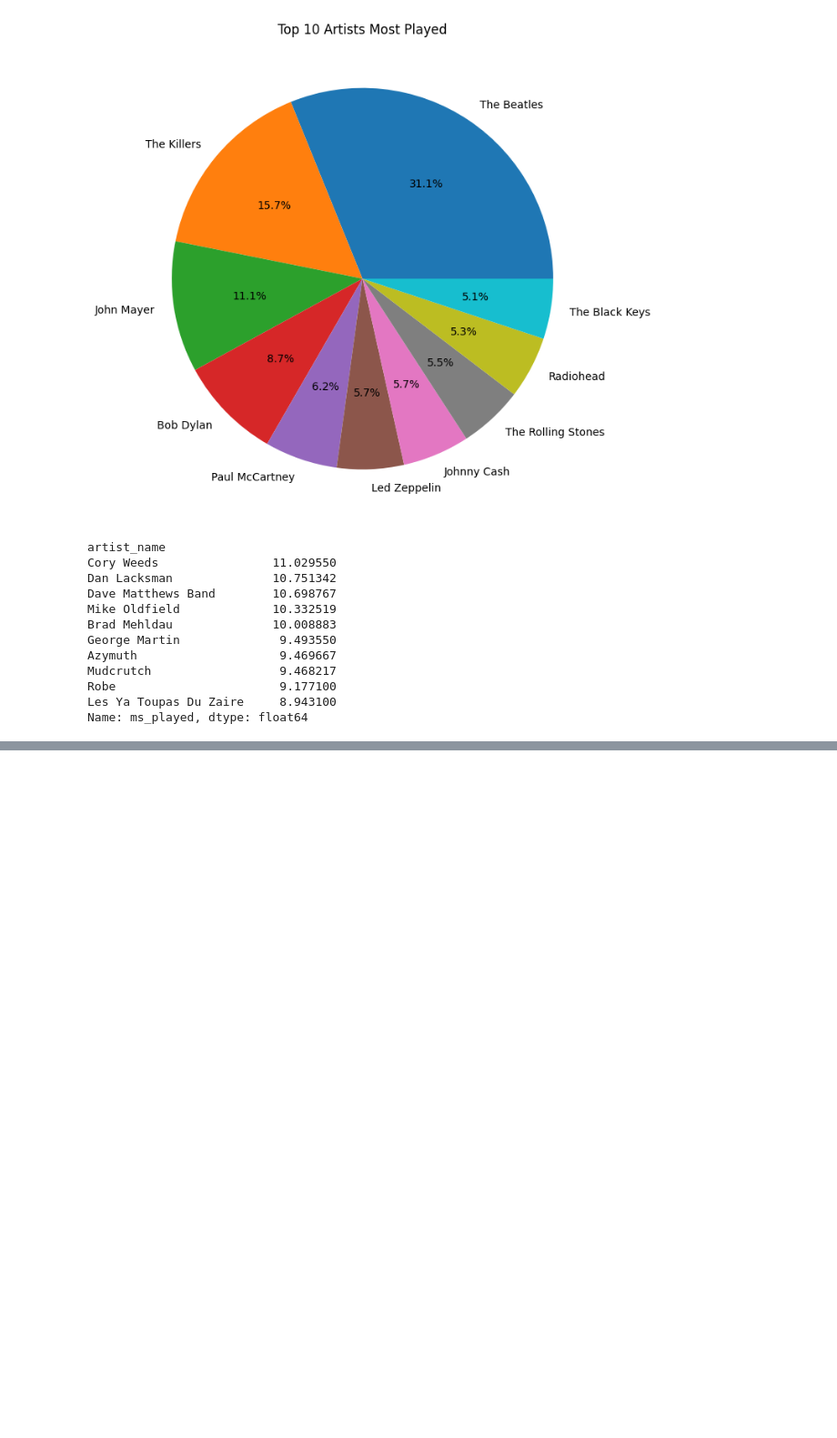
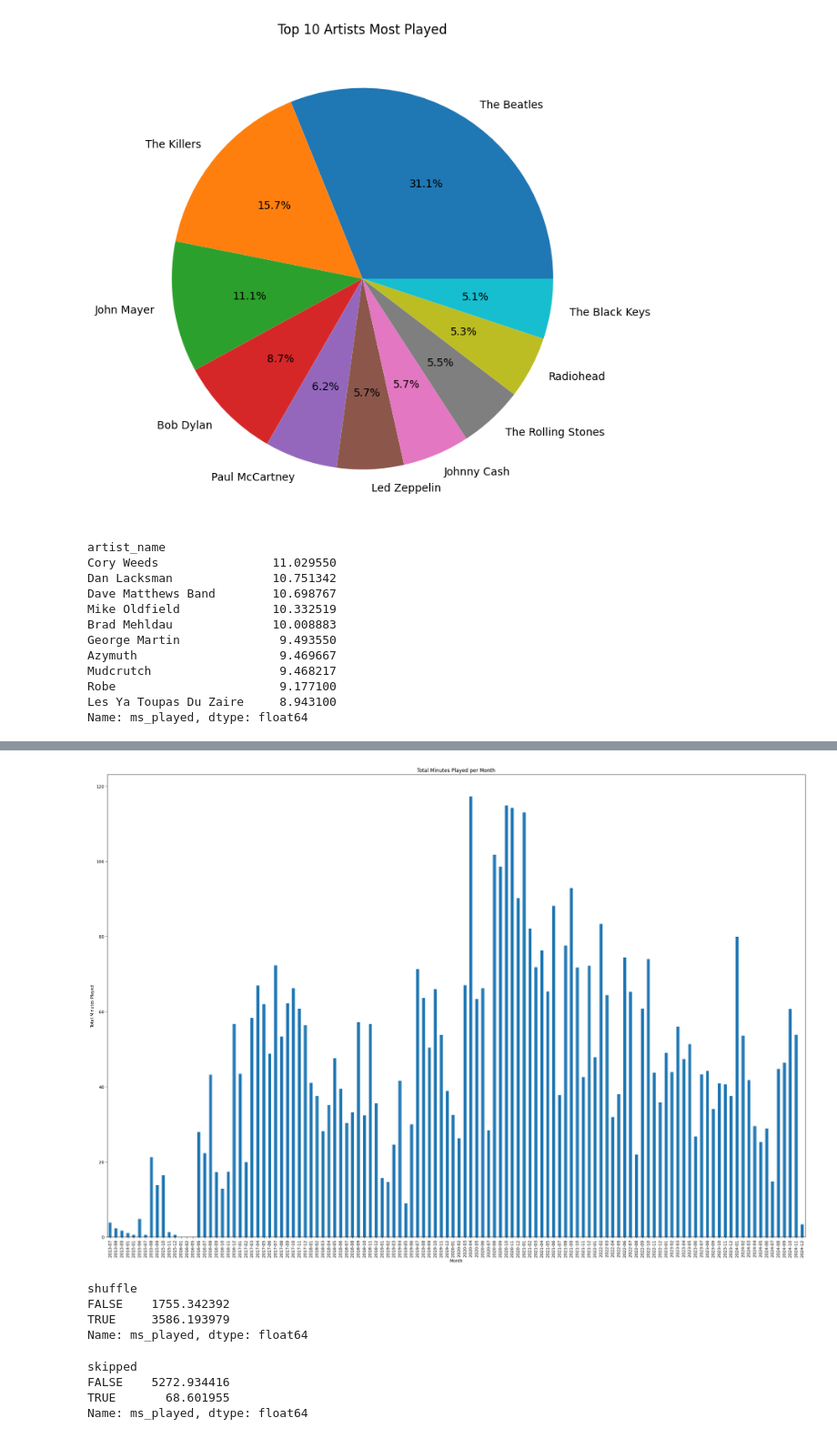
Before and after one commit to Angelitomixmatalosjaja/Spotify_music, a Jupyter notebook: spotify.ipynb, the cells around one changed output, grey strips where cells are left out. Shown at 91% size. Saved outputs shown, nothing was run; the diff lists cells and outputs as text; code cells hidden in the pictures; blank space fills up the shorter version.

```diff
--- a/spotify.ipynb
+++ b/spotify.ipynb
@@ -70,5 +67,10 @@ Data columns (total 11 columns):
  10  skipped            149860 non-null  bool
 dtypes: bool(2), datetime64[ns](1), float64(1), object(7)
 memory usage: 10.6+ MB
+# %%
+# Llenar NaN en variables predictoras con valores por defecto
+spotify['reason_start'] = spotify['reason_start'].fillna('unknown')
+spotify['reason_end'] = spotify['reason_end'].fillna('unknown')
+spotify['shuffle'] = spotify['shuffle'].fillna('FALSE')
 # %%
 #most platfrom used
@@ -131,30 +189,24 @@ Name: ms_played, dtype: float64
 # %%
-# 2. Convertir variables categóricas a numéricas
+# Codificar variables categóricas
 le_start = LabelEncoder()
 le_end = LabelEncoder()
 
-df['reason_start_encoded'] = le_start.fit_transform(df['reason_start'])
-df['reason_end_encoded'] = le_end.fit_transform(df['reason_end'])
-df['shuffle_encoded'] = df['shuffle'].map({'TRUE': 1, 'FALSE': 0})
+spotify['reason_start_encoded'] = le_start.fit_transform(spotify['reason_start'])
+spotify['reason_end_encoded'] = le_end.fit_transform(spotify['reason_end'])
 
-# 3. Variable objetivo
-df['skipped_encoded'] = df['skipped'].map({'TRUE': 1, 'FALSE': 0})
+# Variables predictoras y objetivo
+X = spotify[['reason_start_encoded', 'reason_end_encoded', 'shuffle_encoded']]
+y = spotify['skipped_encoded']
 
-# 4. Seleccionar variables predictoras y objetivo
-X = df[['reason_start_encoded', 'reason_end_encoded', 'shuffle_encoded']]
-y = df['skipped_encoded']
-
-# 5. Dividir el dataset
+# Dividir datos
 X_train, X_test, y_train, y_test = train_test_split(X, y, test_size=0.3, random_state=42)
 
-# 6. Crear y entrenar modelo
-modelo = RandomForestClassifier()
+# Entrenar modelo con clase balanceada
+modelo = RandomForestClassifier(class_weight='balanced', random_state=42)
 modelo.fit(X_train, y_train)
 
-# 7. Hacer predicciones
+# Predecir y evaluar
 y_pred = modelo.predict(X_test)
-
-# 8. Reporte
 print(classification_report(y_test, y_pred))
 # %% [output]
               precision    recall  f1-score   support
@@ -167,0 +321,27 @@ weighted avg       0.25      0.50      0.33         2
+# %%
+## minutes per month
+spotify['month'] = spotify['ts'].dt.to_period('M')
+monthly_played = spotify.groupby('month')['ms_played'].sum() / 60  # Convertir a minutos
+monthly_played.plot(kind='bar', title='Total Minutes Played per Month', figsize=(30, 20))
+plt.xlabel('Month')
+plt.ylabel('Total Minutes Played')
+plt.xticks(rotation=90)
+plt.show()
+# %% [output]
+[figure, added]
+# %%
+shuffle_played = spotify.groupby('shuffle')['ms_played'].sum() / 60  # Convertir a minutos
+print(shuffle_played)
+# %% [output]
+shuffle
+FALSE    1755.342392
+TRUE     3586.193979
+Name: ms_played, dtype: float64
+# %%
+skip_played = spotify.groupby('skipped')['ms_played'].sum() / 60  # Convertir a minutos
+print(skip_played)
+# %% [output]
+skipped
+FALSE    5272.934416
+TRUE       68.601955
+Name: ms_played, dtype: float64
```
Also changed, not shown: parts of 16 cells of this notebook.
